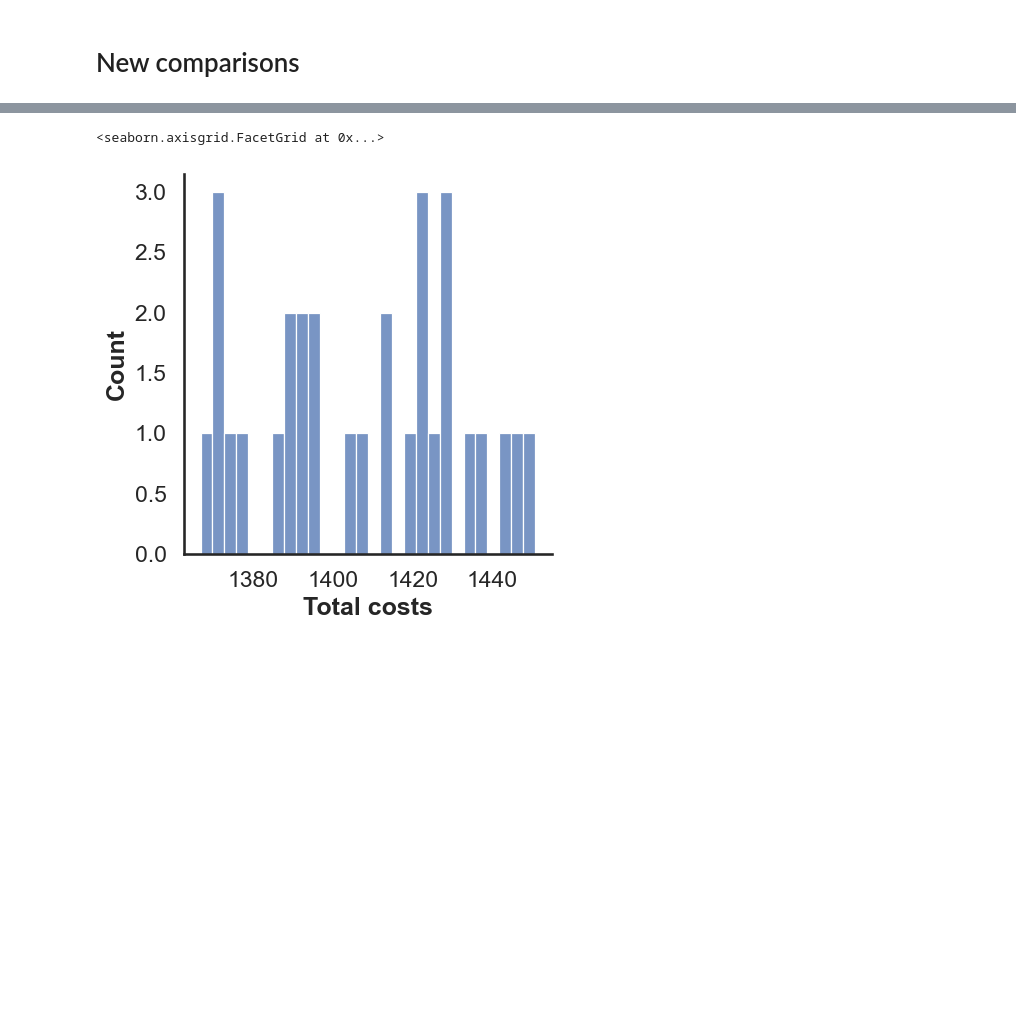
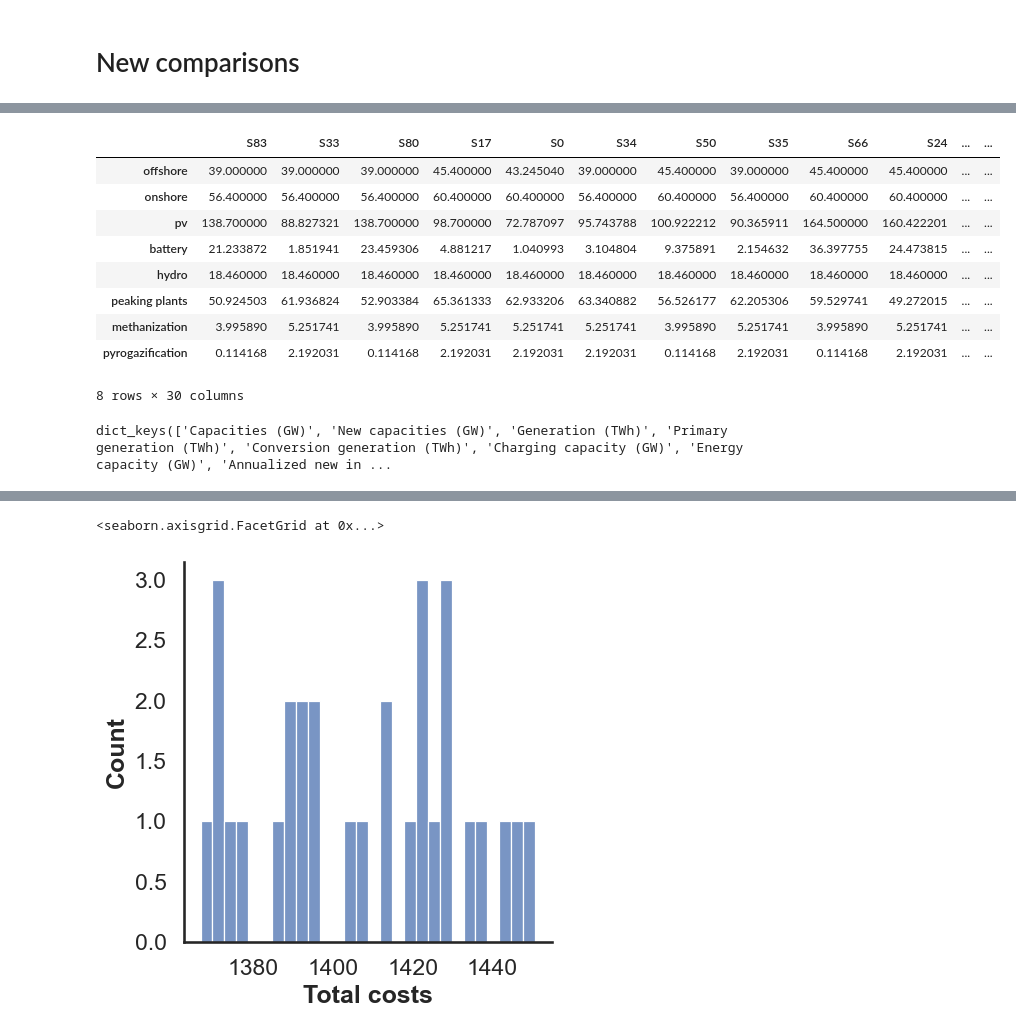
Before and after one commit to CIRED/EOLES-Coupling, a Jupyter notebook: analysis_xps_ban.ipynb, the cells around one changed output, grey strips where cells are left out. Drawn from its saved outputs; the diff is of its cells as text; code cells hidden in the pictures; blank space fills up the shorter version.

```diff
--- a/analysis_xps_ban.ipynb
+++ b/analysis_xps_ban.ipynb
@@ -60,0 +123,13 @@ total_system_costs.shape
+# %%
+o['capacity']
+# %% [output]
+|  | S83 | S33 | S80 | S17 | S0 | S34 | S50 | S35 | S66 | S24 | ... | ... |
+| offshore | 39.000000 | 39.000000 | 39.000000 | 45.400000 | 43.245040 | 39.000000 | 45.400000 | 39.000000 | 45.400000 | 45.400000 | ... | ... |
+| onshore | 56.400000 | 56.400000 | 56.400000 | 60.400000 | 60.400000 | 56.400000 | 60.400000 | 56.400000 | 60.400000 | 60.400000 | ... | ... |
+| pv | 138.700000 | 88.827321 | 138.700000 | 98.700000 | 72.787097 | 95.743788 | 100.922212 | 90.365911 | 164.500000 | 160.422201 | ... | ... |
+| battery | 21.233872 | 1.851941 | 23.459306 | 4.881217 | 1.040993 | 3.104804 | 9.375891 | 2.154632 | 36.397755 | 24.473815 | ... | ... |
+| hydro | 18.460000 | 18.460000 | 18.460000 | 18.460000 | 18.460000 | 18.460000 | 18.460000 | 18.460000 | 18.460000 | 18.460000 | ... | ... |
+| peaking plants | 50.924503 | 61.936824 | 52.903384 | 65.361333 | 62.933206 | 63.340882 | 56.526177 | 62.205306 | 59.529741 | 49.272015 | ... | ... |
+| methanization | 3.995890 | 5.251741 | 3.995890 | 5.251741 | 5.251741 | 5.251741 | 3.995890 | 5.251741 | 3.995890 | 5.251741 | ... | ... |
+| pyrogazification | 0.114168 | 2.192031 | 0.114168 | 2.192031 | 2.192031 | 2.192031 | 0.114168 | 2.192031 | 0.114168 | 2.192031 | ... | ... |
+8 rows × 30 columns
@@ -60,0 +140,4 @@ total_system_costs.shape
+# %%
+output.keys()
+# %% [output]
+dict_keys(['Capacities (GW)', 'New capacities (GW)', 'Generation (TWh)', 'Primary generation (TWh)', 'Conversion generation (TWh)', 'Charging capacity (GW)', 'Energy capacity (GW)', 'Annualized new in ...
```
Also changed, not shown: parts of 17 cells of this notebook, 1 other file.
